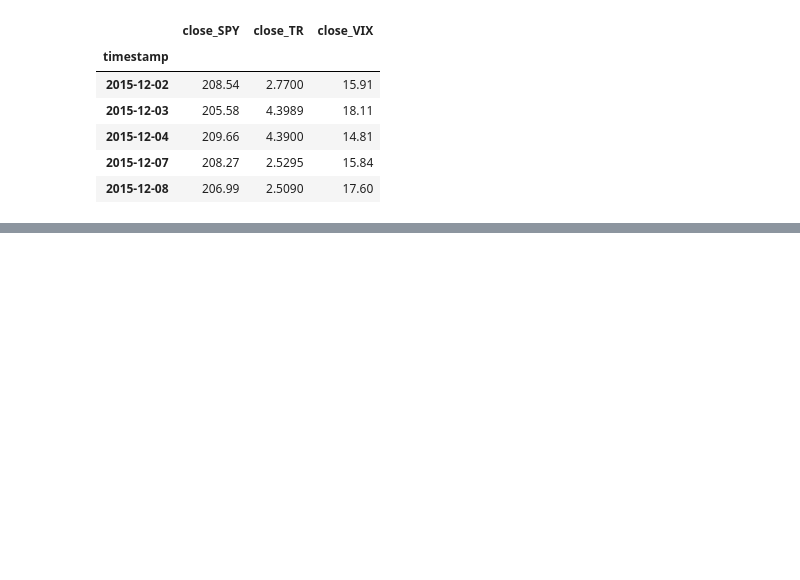
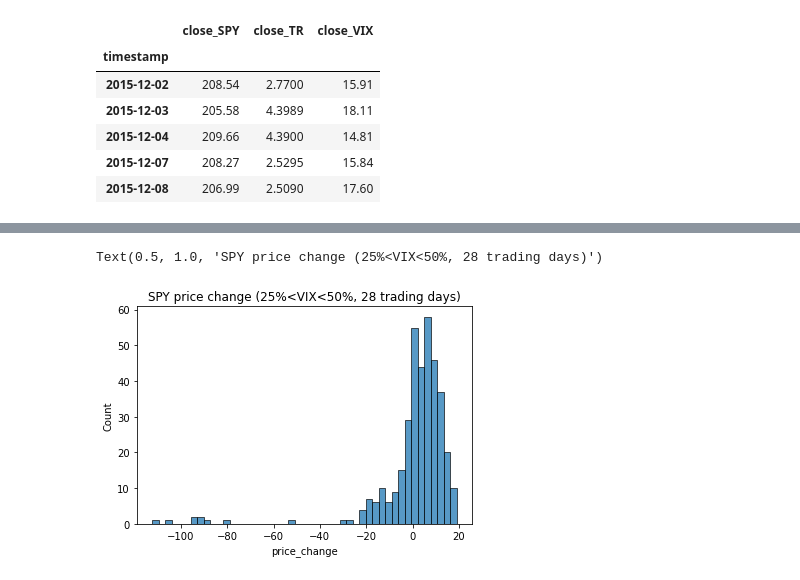
Before and after one commit to JoeHGeoghegan/VIX_Timing_The_Market, a Jupyter notebook: Notebooks/Ying.ipynb, the cells around one changed output, grey strips where cells are left out. Cells and saved outputs as stored; diff of their text form; code cells hidden in the pictures; blank space fills up the shorter version.

```diff
--- a/Notebooks/Ying.ipynb
+++ b/Notebooks/Ying.ipynb
@@ -170,0 +92,3 @@ Historically, when the VIX close price crosses $21.38 but below $82.69, the SPY
+# %%
+price_change_df_2 = backtesting_SPY_price_change_on_VIX(round(vix_tbl[4],2),round(vix_tbl[5],2),28)
+price_change_df_2.head()
@@ -170,0 +102,5 @@ Historically, when the VIX close price crosses $21.38 but below $82.69, the SPY
+# %%
+sns.histplot( price_change_df_2['price_change']).set_title('SPY price change (25%<VIX<50%, 28 trading days)')
+# %% [output]
+Text(0.5, 1.0, 'SPY price change (25%<VIX<50%, 28 trading days)')
+[figure, added]
```
Also changed, not shown: parts of 66 cells of this notebook.
